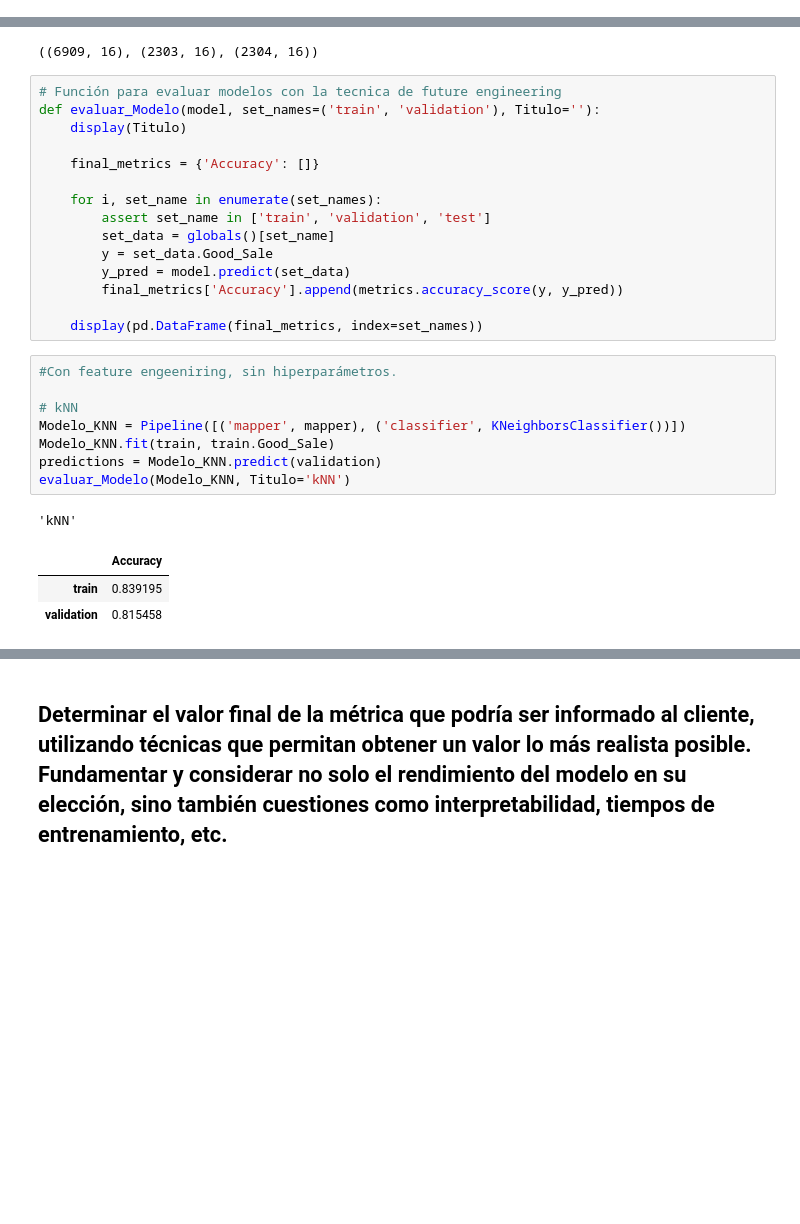
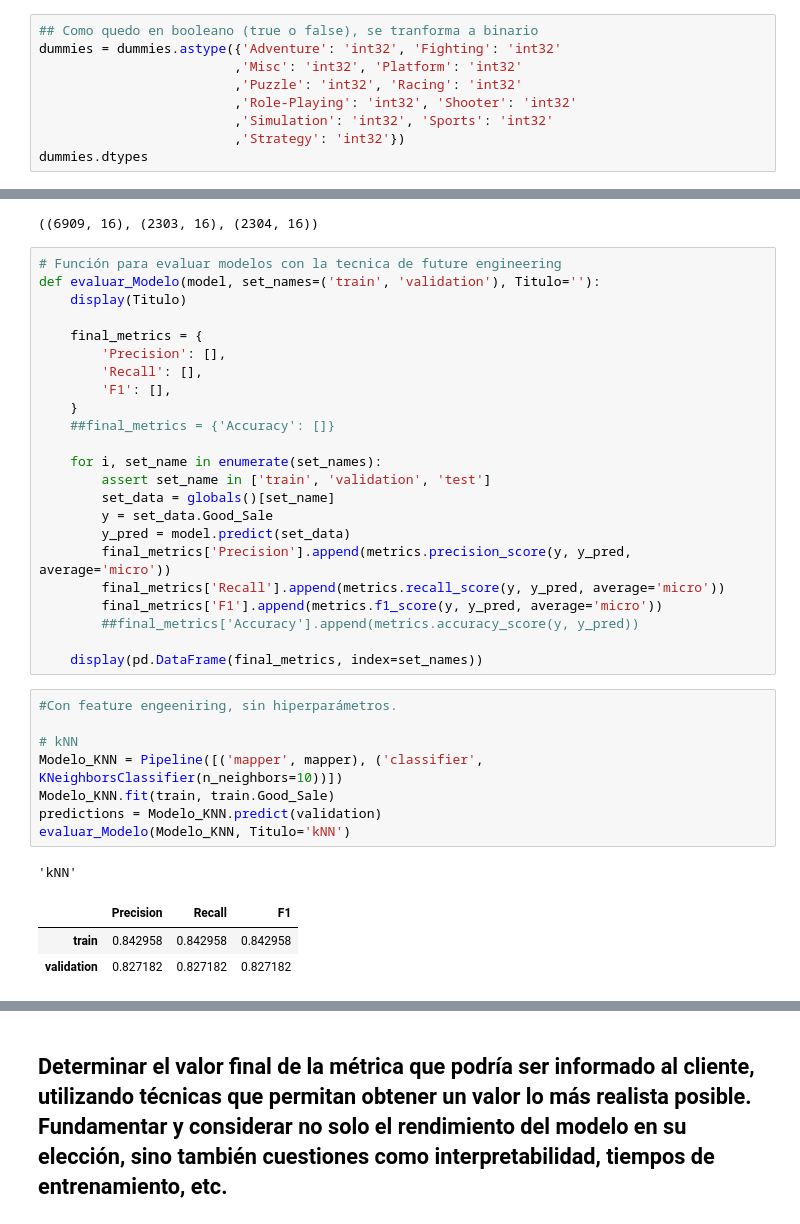
Before and after one commit to DiegoBressan/ml-grupo5, a Jupyter notebook: tp2_experimentation.ipynb, the cells around one changed output, grey strips where cells are left out. Drawn from its saved outputs; the diff is of its cells as text; blank space fills up the shorter version.

```diff
--- a/tp2_experimentation.ipynb
+++ b/tp2_experimentation.ipynb
@@ -104,3 +106,12 @@ dummies.head()
 | 2 | False | False | False | True | False | False | False | False | False | False | ... |
 | 3 | True | False | False | False | False | False | False | False | False | False | ... |
 | 4 | False | False | False | False | False | False | True | False | False | False | ... |
+# %%
+## Como quedo en booleano (true o false), se tranforma a binario
+dummies = dummies.astype({'Adventure': 'int32', 'Fighting': 'int32'
+                         ,'Misc': 'int32', 'Platform': 'int32'
+                         ,'Puzzle': 'int32', 'Racing': 'int32'
+                         ,'Role-Playing': 'int32', 'Shooter': 'int32'
+                         ,'Simulation': 'int32', 'Sports': 'int32'
+                         ,'Strategy': 'int32'})
+dummies.dtypes
@@ -171,28 +204,36 @@ train.shape, validation.shape, test.shape
 def evaluar_Modelo(model, set_names=('train', 'validation'), Titulo=''):
     display(Titulo)
 
-    final_metrics = {'Accuracy': []}
+    final_metrics = {
+        'Precision': [],
+        'Recall': [],
+        'F1': [],
+    }
+    ##final_metrics = {'Accuracy': []}
 
     for i, set_name in enumerate(set_names):
         assert set_name in ['train', 'validation', 'test']
         set_data = globals()[set_name]
         y = set_data.Good_Sale
         y_pred = model.predict(set_data)
-        final_metrics['Accuracy'].append(metrics.accuracy_score(y, y_pred))
+        final_metrics['Precision'].append(metrics.precision_score(y, y_pred, average='micro'))
+        final_metrics['Recall'].append(metrics.recall_score(y, y_pred, average='micro'))
+        final_metrics['F1'].append(metrics.f1_score(y, y_pred, average='micro'))
+        ##final_metrics['Accuracy'].append(metrics.accuracy_score(y, y_pred))
 
     display(pd.DataFrame(final_metrics, index=set_names))
 # %%
 #Con feature engeeniring, sin hiperparámetros.
 
 # kNN
-Modelo_KNN = Pipeline([('mapper', mapper), ('classifier', KNeighborsClassifier())])
+Modelo_KNN = Pipeline([('mapper', mapper), ('classifier', KNeighborsClassifier(n_neighbors=10))])
 Modelo_KNN.fit(train, train.Good_Sale)
 predictions = Modelo_KNN.predict(validation)
 evaluar_Modelo(Modelo_KNN, Titulo='kNN')
 # %% [output]
 'kNN'
-|  | Accuracy |
-| train | 0.839195 |
-| validation | 0.815458 |
+|  | Precision | Recall | F1 |
+| train | 0.842958 | 0.842958 | 0.842958 |
+| validation | 0.827182 | 0.827182 | 0.827182 |
 # %%
 # Decision Tree
```
Also changed, not shown: parts of 23 cells of this notebook.
